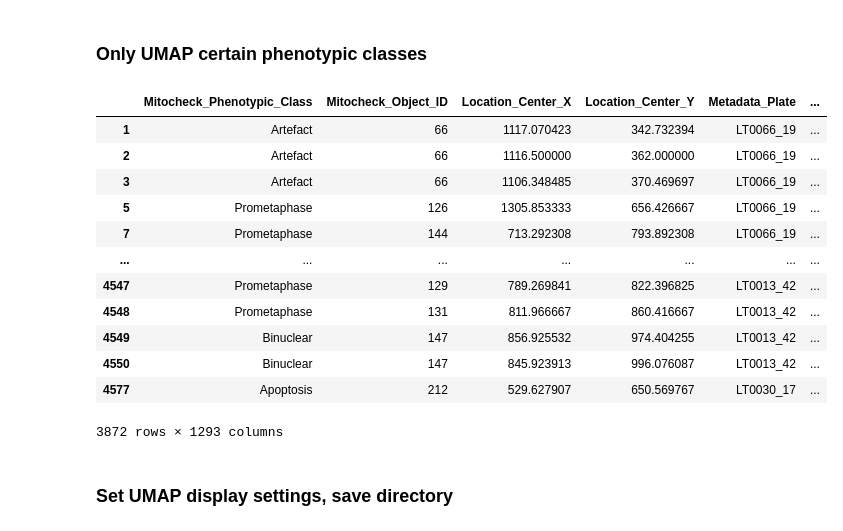
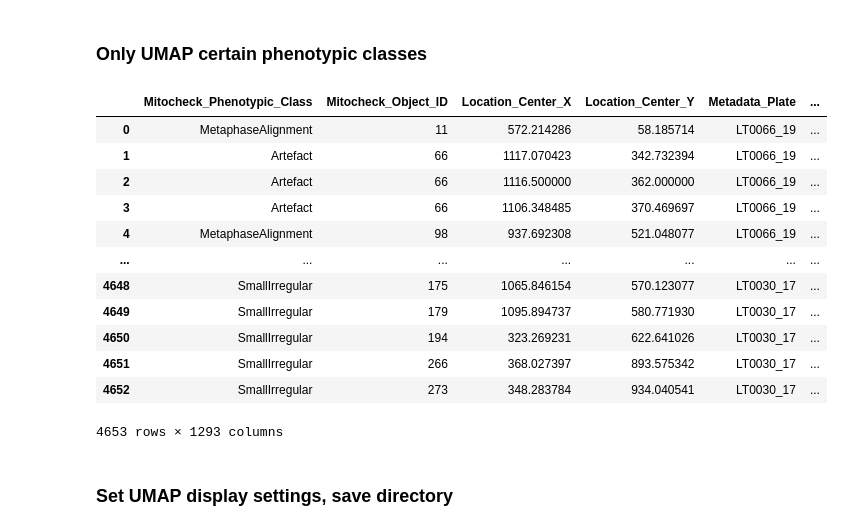
Before and after one commit to WayScience/mitocheck_data, a Jupyter notebook: 4.analyze_data/analyze_data.ipynb, the cells around one changed output. Cells and saved outputs as stored; diff of their text form; code cells hidden in the pictures.

```diff
--- a/4.analyze_data/analyze_data.ipynb
+++ b/4.analyze_data/analyze_data.ipynb
@@ -40,45 +41,45 @@ Name: Mitocheck_Phenotypic_Class, dtype: int64
 # %%
 classes_to_keep = [
     "Polylobed",
     "Binuclear",
     "Grape",
     "Interphase",
     "Prometaphase",
     "Artefact",
     "Apoptosis",
-    # "ADCCM",
-    # "MetaphaseAlignment",
-    # "SmallIrregular",
-    # "Hole",
-    # "Large",
-    # "Anaphase",
-    # "Metaphase",
-    # "UndefinedCondensed",
-    # "Elongated",
-    # "Folded",
+    "ADCCM",
+    "MetaphaseAlignment",
+    "SmallIrregular",
+    "Hole",
+    "Large",
+    "Anaphase",
+    "Metaphase",
+    "UndefinedCondensed",
+    "Elongated",
+    "Folded",
 ]
 
 training_data = training_data.loc[
     training_data["Mitocheck_Phenotypic_Class"].isin(classes_to_keep)
 ]
 metadata_dataframe, feature_data = split_data(training_data)
 phenotypic_classes = metadata_dataframe["Mitocheck_Phenotypic_Class"]
 
 training_data
 # %% [output]
 |  | Mitocheck_Phenotypic_Class | Mitocheck_Object_ID | Location_Center_X | Location_Center_Y | Metadata_Plate | ... |
+| 0 | MetaphaseAlignment | 11 | 572.214286 | 58.185714 | LT0066_19 | ... |
 | 1 | Artefact | 66 | 1117.070423 | 342.732394 | LT0066_19 | ... |
 | 2 | Artefact | 66 | 1116.500000 | 362.000000 | LT0066_19 | ... |
 | 3 | Artefact | 66 | 1106.348485 | 370.469697 | LT0066_19 | ... |
-| 5 | Prometaphase | 126 | 1305.853333 | 656.426667 | LT0066_19 | ... |
-| 7 | Prometaphase | 144 | 713.292308 | 793.892308 | LT0066_19 | ... |
+| 4 | MetaphaseAlignment | 98 | 937.692308 | 521.048077 | LT0066_19 | ... |
 | ... | ... | ... | ... | ... | ... | ... |
-| 4547 | Prometaphase | 129 | 789.269841 | 822.396825 | LT0013_42 | ... |
-| 4548 | Prometaphase | 131 | 811.966667 | 860.416667 | LT0013_42 | ... |
-| 4549 | Binuclear | 147 | 856.925532 | 974.404255 | LT0013_42 | ... |
-| 4550 | Binuclear | 147 | 845.923913 | 996.076087 | LT0013_42 | ... |
-| 4577 | Apoptosis | 212 | 529.627907 | 650.569767 | LT0030_17 | ... |
+| 4648 | SmallIrregular | 175 | 1065.846154 | 570.123077 | LT0030_17 | ... |
+| 4649 | SmallIrregular | 179 | 1095.894737 | 580.771930 | LT0030_17 | ... |
+| 4650 | SmallIrregular | 194 | 323.269231 | 622.641026 | LT0030_17 | ... |
+| 4651 | SmallIrregular | 266 | 368.027397 | 893.575342 | LT0030_17 | ... |
+| 4652 | SmallIrregular | 273 | 348.283784 | 934.040541 | LT0030_17 | ... |
-3872 rows × 1293 columns
+4653 rows × 1293 columns
 # %% [markdown]
 ### Set UMAP display settings, save directory
 # %%
```
Also changed, not shown: parts of 5 cells of this notebook, 4 other files.
